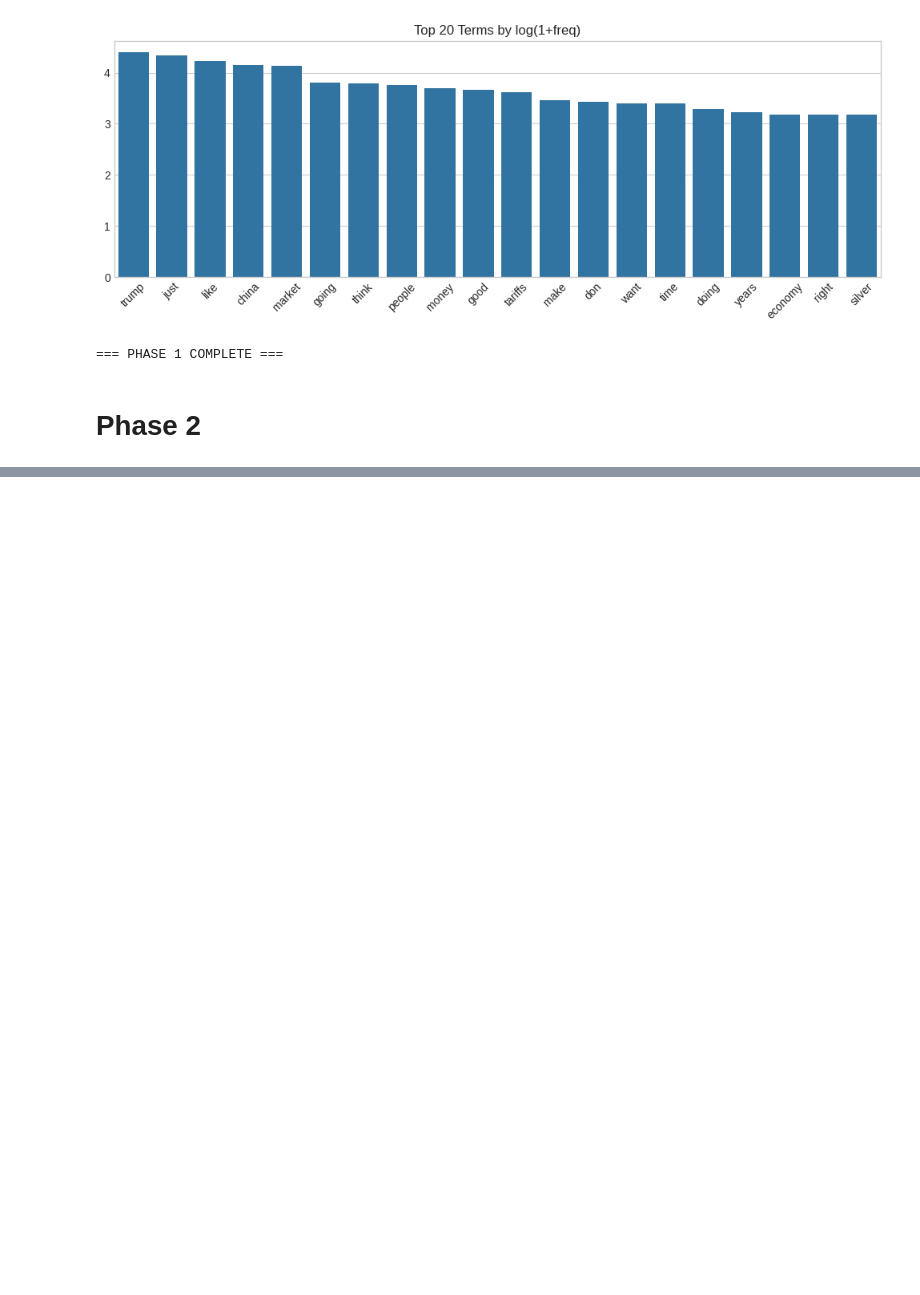
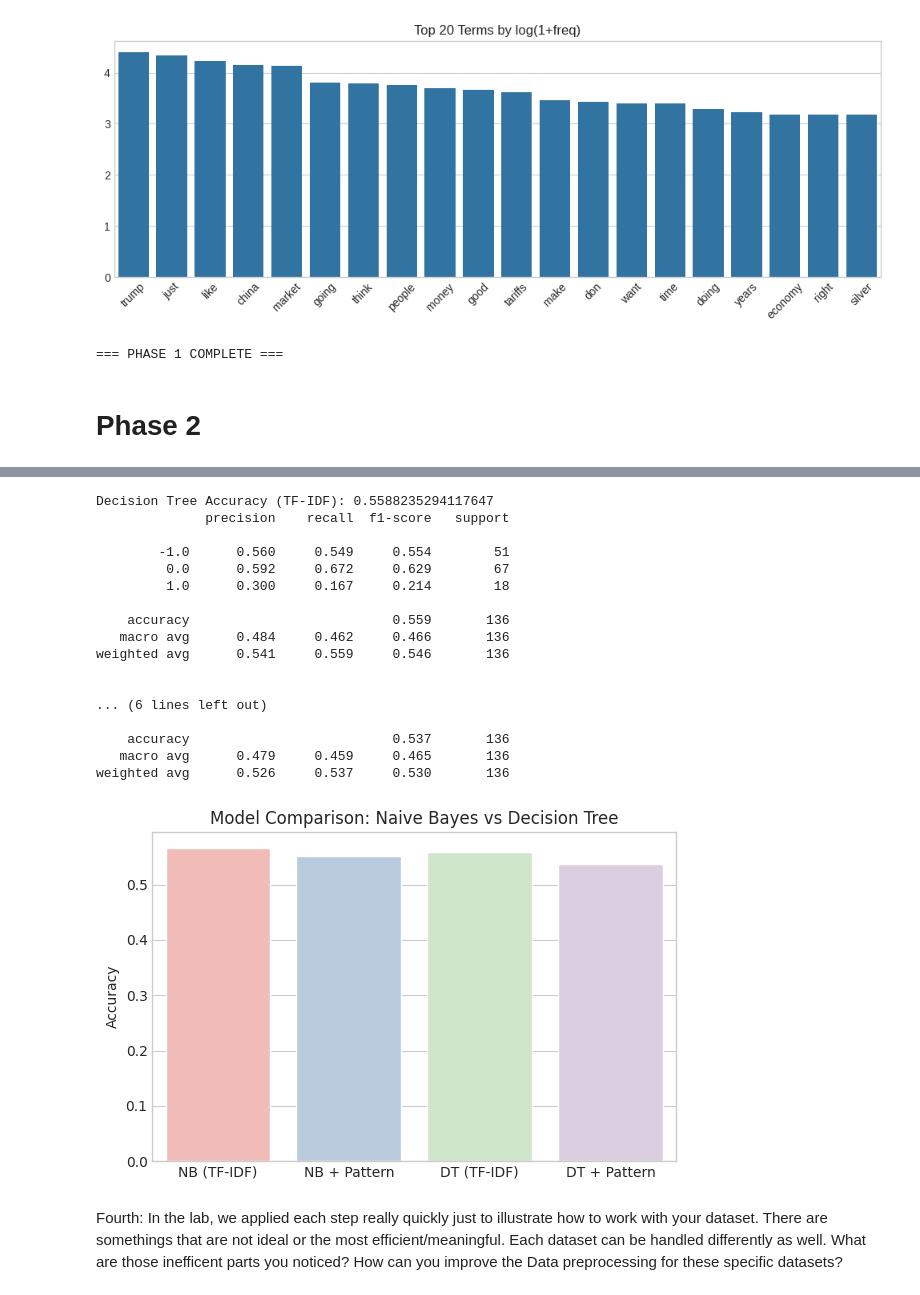
Before and after one commit to THH1118/DM2025-Lab1-Exercise, a Jupyter notebook: DM2025-Lab1-Homework.ipynb, the cells around one changed output, grey strips where cells are left out. Cells and saved outputs as stored; diff of their text form; code cells hidden in the pictures; blank space fills up the shorter version.

```diff
--- a/DM2025-Lab1-Homework.ipynb
+++ b/DM2025-Lab1-Homework.ipynb
@@ -655,0 +1454,76 @@ Doc count  : 661
+# %%
+# ==========================================================
+# Decision Tree Classifier (with and without pattern augmentation)
+# ==========================================================
+
+from sklearn.tree import DecisionTreeClassifier
+from sklearn.metrics import classification_report, accuracy_score
+from sklearn.model_selection import train_test_split
+
+
+#training Decision Tree
+vectorizer = TfidfVectorizer(stop_words='english')
+X_tfidf = vectorizer.fit_transform(df_sample["text"])
+y = df_sample["label"]
+
+X_train, X_test, y_train, y_test = train_test_split(
+    X_tfidf, y, test_size=0.2, random_state=42, stratify=y
+)
+
+dt = DecisionTreeClassifier(random_state=42)
+dt.fit(X_train, y_train)
+y_pred_dt = dt.predict(X_test)
+
+print("\nDecision Tree Accuracy (TF-IDF):", accuracy_score(y_test, y_pred_dt))
+print(classification_report(y_test, y_pred_dt, digits=3))
+
+#Frequent Pattern Augmentation
+vectorizer_aug = TfidfVectorizer(stop_words='english')
+X_tfidf_aug = vectorizer_aug.fit_transform(df_sample["text_aug"])
+
+X_train_aug, X_test_aug, y_train_aug, y_test_aug = train_test_split(
+    X_tfidf_aug, y, test_size=0.2, random_state=42, stratify=y
+)
+
+dt_aug = DecisionTreeClassifier(random_state=42)
+dt_aug.fit(X_train_aug, y_train_aug)
+y_pred_dt_aug = dt_aug.predict(X_test_aug)
+
+print("\nDecision Tree Accuracy (TF-IDF + Pattern Aug):", accuracy_score(y_test_aug, y_pred_dt_aug))
+print(classification_report(y_test_aug, y_pred_dt_aug, digits=3))
+
+#compare
+acc_dt = accuracy_score(y_test, y_pred_dt)
+acc_dt_aug = accuracy_score(y_test_aug, y_pred_dt_aug)
+
+plt.figure(figsize=(6,4))
+sns.barplot(
+    x=["NB (TF-IDF)", "NB + Pattern", "DT (TF-IDF)", "DT + Pattern"],
+    y=[acc_tfidf, acc_aug, acc_dt, acc_dt_aug],
+    palette="Pastel1"
+)
+plt.title("Model Comparison: Naive Bayes vs Decision Tree")
+plt.ylabel("Accuracy")
+plt.tight_layout()
+plt.show()
+# %% [output]
+Decision Tree Accuracy (TF-IDF): 0.5588235294117647
+              precision    recall  f1-score   support
+
+        -1.0      0.560     0.549     0.554        51
+         0.0      0.592     0.672     0.629        67
+         1.0      0.300     0.167     0.214        18
+
+    accuracy                          0.559       136
+   macro avg      0.484     0.462     0.466       136
+weighted avg      0.541     0.559     0.546       136
+
+
+... (6 lines left out)
+
+    accuracy                          0.537       136
+   macro avg      0.479     0.459     0.465       136
+weighted avg      0.526     0.537     0.530       136
+[figure, added]
+# %% [markdown]
+Fourth: In the lab, we applied each step really quickly just to illustrate how to work with your dataset. There are somethings that are not ideal or the most efficient/meaningful. Each dataset can be handled differently as well. What are those inefficent parts you noticed? How can you improve the Data preprocessing for these specific datasets?
```
Also changed, not shown: parts of 30 cells of this notebook.
